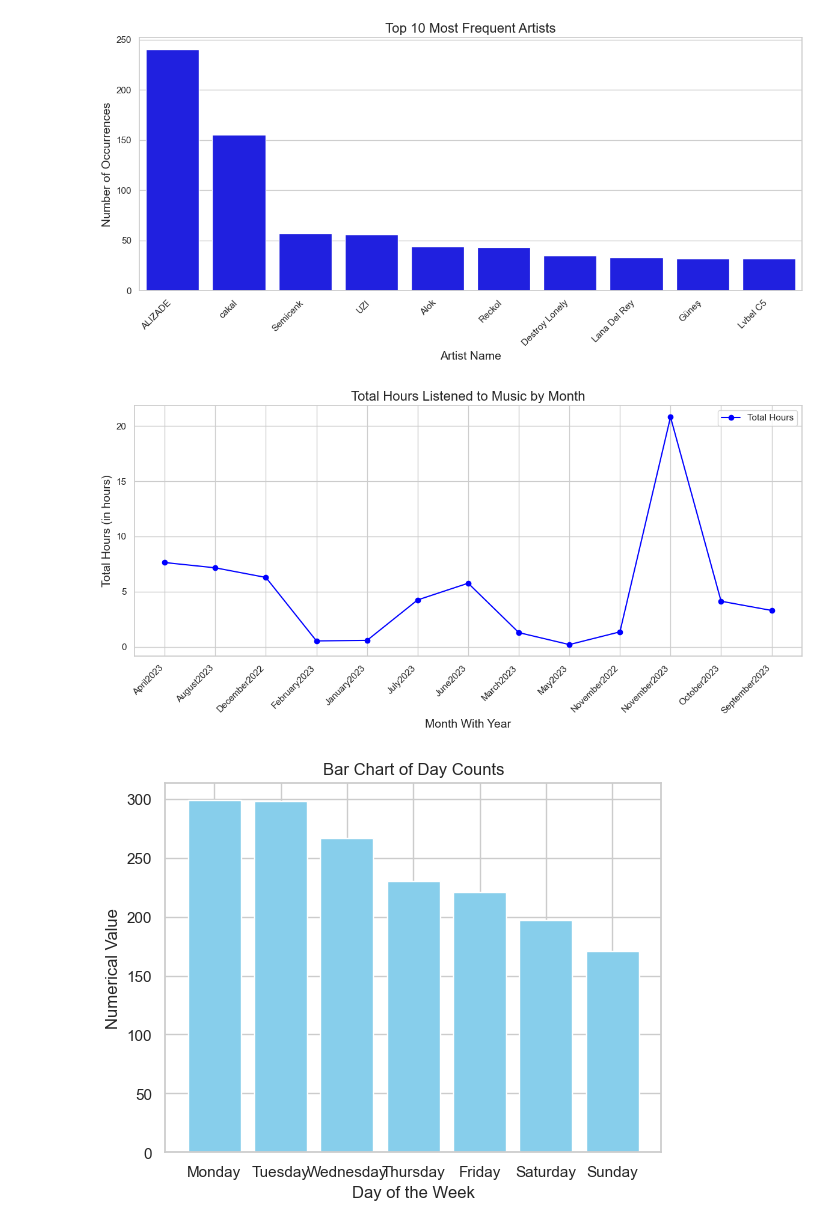
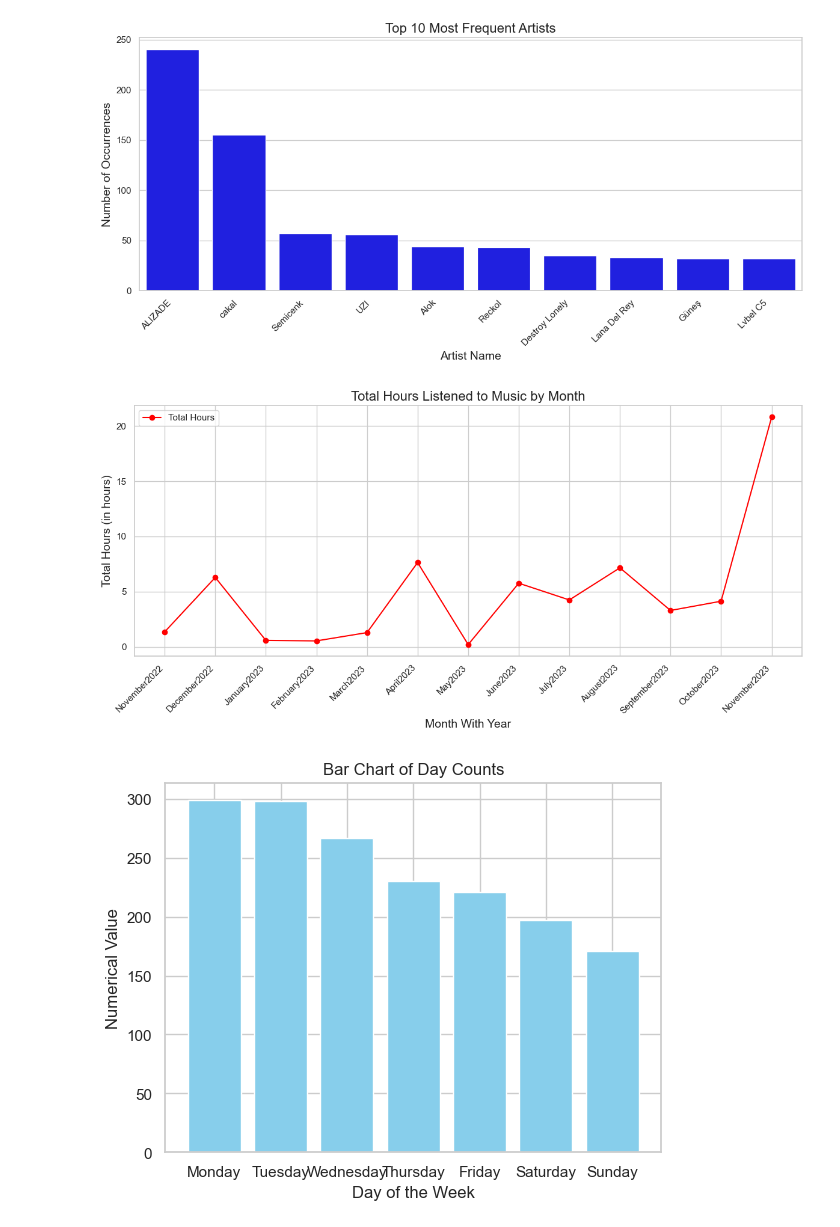
Before and after one commit to SezarrK/CS210-Sezer-Kocaekiz-TermProject, a Jupyter notebook: Cs210SpotiDataProject.ipynb, the cells around one changed output. Cells and saved outputs as stored; diff of their text form; code cells hidden in the pictures.

```diff
--- a/Cs210SpotiDataProject.ipynb
+++ b/Cs210SpotiDataProject.ipynb
@@ -254,25 +254,37 @@ plt.show()
 # %% [output]
 [figure]
 # %%
+# Set the order of the months
+month_order = ["November2022", "December2022", "January2023", "February2023", "March2023", "April2023", "May2023", "June2023", "July2023", "August2023", "September2023", "October2023", "November2023"]
+
+# Convert 'Month With Year' to a categorical type with the custom order
+df['Month With Year'] = pd.Categorical(df['Month With Year'], categories=month_order, ordered=True)
+
+# Sort the DataFrame by the custom order
+df.sort_values('Month With Year', inplace=True)
+
+# Calculate monthly totals
+monthly_totals = df.groupby('Month With Year', observed=False)['Seconds Played'].sum()
+
 # Set the style for the plot
 sns.set(style="whitegrid")
 
 # Create a line plot
 plt.figure(figsize=(12, 6))
-plt.plot(monthly_totals.index, monthly_totals / 60, marker='o', color='blue', label='Total Hours')
+plt.plot(monthly_totals.index, monthly_totals / 3600, marker='o', color='red', label='Total Hours')
 
 # Customize the plot
 plt.title('Total Hours Listened to Music by Month', fontsize=16)
 plt.xlabel('Month With Year', fontsize=14)
 plt.ylabel('Total Hours (in hours)', fontsize=14)
 plt.xticks(rotation=45, ha='right')  # Rotate x-axis labels for better readability
 plt.legend()
 
 # Show the plot
 plt.tight_layout()
 plt.show()
 # %% [output]
-[figure, old version]
+[figure, new version]
 # %%
 days_of_week = ['Monday', 'Tuesday', 'Wednesday', 'Thursday', 'Friday', 'Saturday', 'Sunday']
 
```
Also changed, not shown: parts of 5 cells of this notebook.
